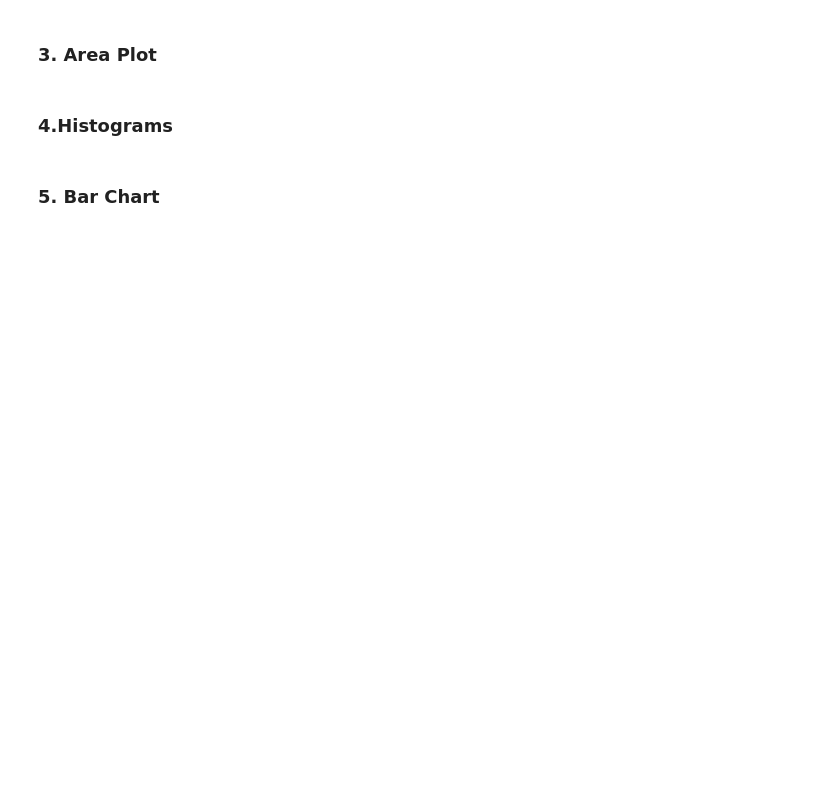
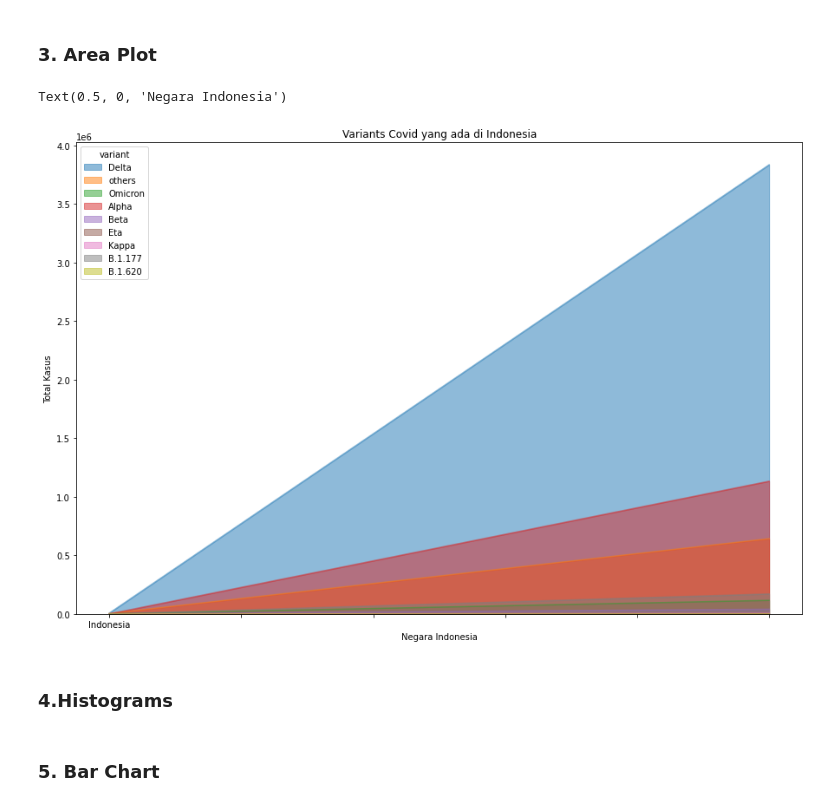
Before and after one commit to AbdulHafidh-AI/Praktikum-Visualisasi-Data, a Jupyter notebook: 2008107010056_AbdulHafidh_Tugas2.ipynb, the cells around one changed output. Drawn from its saved outputs; the diff is of its cells as text; code cells hidden in the pictures; blank space fills up the shorter version.

```diff
--- a/2008107010056_AbdulHafidh_Tugas2.ipynb
+++ b/2008107010056_AbdulHafidh_Tugas2.ipynb
@@ -279,5 +215,7 @@ Menampilkan data khusus untuk negara Indonesia saja
 # %%
 sample_indo = sample.loc[sample['location'] == 'Indonesia'].groupby('variant')['num_sequences'].agg('sum').sort_values(ascending=False)[:10]
+# %%
+sample_world = sample.groupby('variant')['num_sequences'].agg('sum').sort_values(ascending=False)
 # %%
 sample_indo
 # %% [output]
@@ -332,3 +288,2 @@ global_only
 # %%
-covid = pd.concat((sample_indo.rename('Indonesia'), sampleGlobal.rename('World')), axis=1, names=['Indonesia', 'World'])
-covid
+covid = pd.concat((sample_indo.rename('Indonesia'), sample_world.rename('World')), axis=1, names=['Indonesia', 'World'])
@@ -354,5 +311,19 @@ covid
+# %%
+covid = covid[covid['Indonesia'] > 0].transpose()
 # %% [markdown]
 ### 3. Area Plot
+# %%
+covid.index = covid.index.map(str)
+covid.plot(kind='area',
+             stacked=False,
+             figsize=(15, 10))  # pass a tuple (x, y) size
+
+plt.title('Variants Covid yang ada di Indonesia')
+plt.ylabel('Total Kasus')
+plt.xlabel('Negara Indonesia')
+# %% [output]
+Text(0.5, 0, 'Negara Indonesia')
+[figure, added]
 # %% [markdown]
 ### 4.Histograms
 # %% [markdown]
```
Also changed, not shown: parts of 16 cells of this notebook.
